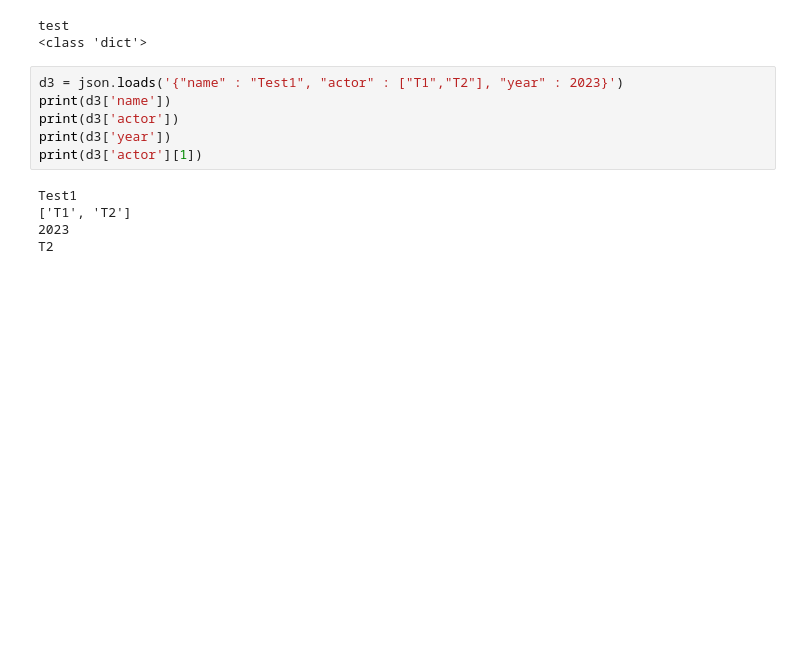
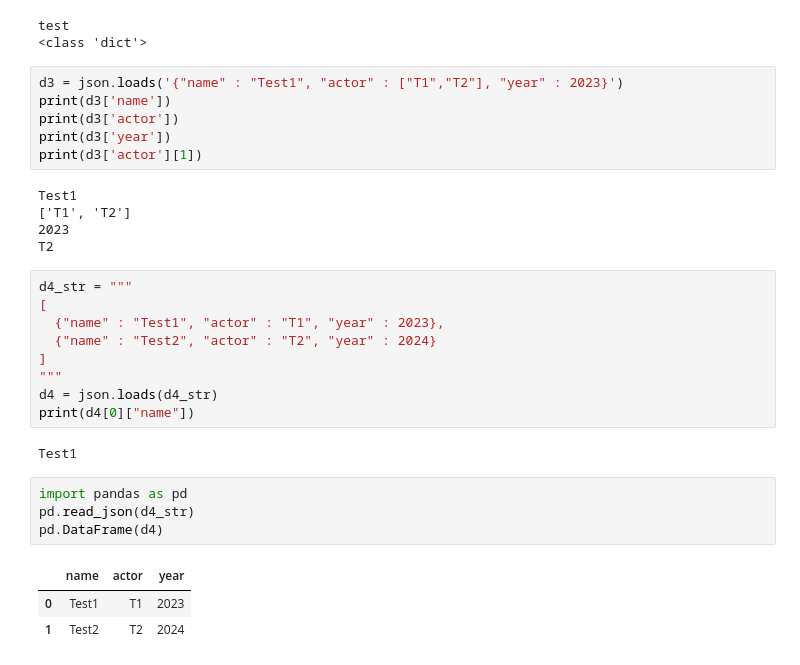
Before and after one commit to Ghost1606/Colab_AI, a Jupyter notebook: data_folder/Book.ipynb, the cells around one changed output. Drawn from its saved outputs; the diff is of its cells as text; blank space fills up the shorter version.

```diff
--- a/data_folder/Book.ipynb
+++ b/data_folder/Book.ipynb
@@ -94,3 +95,22 @@ Test1
 ['T1', 'T2']
 2023
 T2
+# %%
+d4_str = """
+[
+  {"name" : "Test1", "actor" : "T1", "year" : 2023},
+  {"name" : "Test2", "actor" : "T2", "year" : 2024}
+]
+"""
+d4 = json.loads(d4_str)
+print(d4[0]["name"])
+# %% [output]
+Test1
+# %%
+import pandas as pd
+pd.read_json(d4_str)
+pd.DataFrame(d4)
+# %% [output]
+|  | name | actor | year |
+| 0 | Test1 | T1 | 2023 |
+| 1 | Test2 | T2 | 2024 |
```
Also changed, not shown: parts of 1 cell of this notebook.
